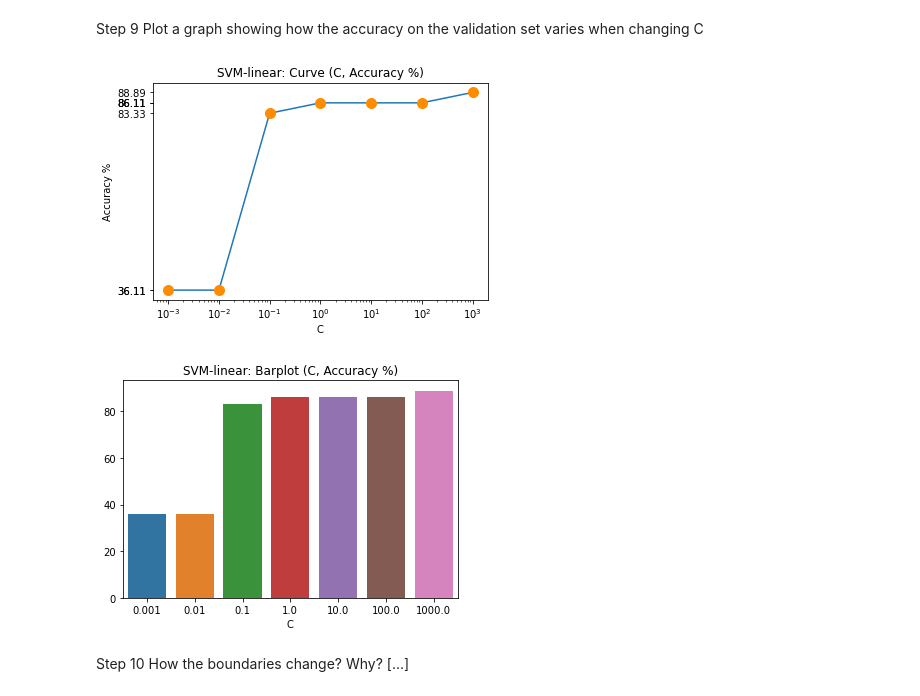
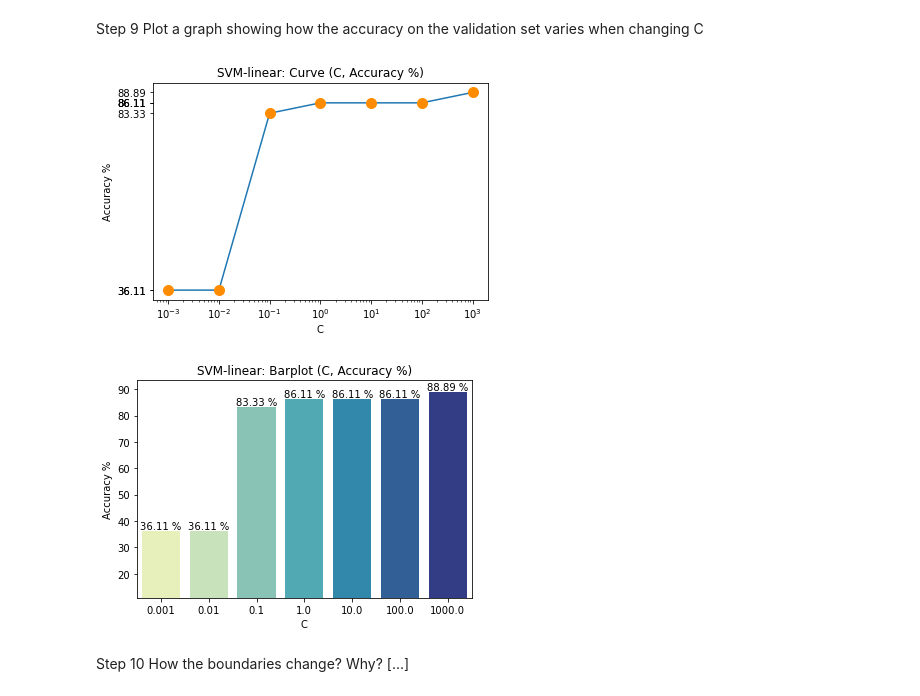
Before and after one commit to lore-lml/machine-learning2020-hw1, a Jupyter notebook: solution.ipynb, the cells around one changed output. Saved outputs shown, nothing was run; the diff lists cells and outputs as text; code cells hidden in the pictures.

Commit message:
label over barplot

```diff
--- a/solution.ipynb
+++ b/solution.ipynb
@@ -24,6 +24,10 @@ def plot_boundaries(clf, xx, yy, cmap=None):
     _, ax = plt.subplots()
     ax.pcolormesh(xx, yy, Z, cmap=cmap)
     return ax
+
+def barplot_annotation(splot):
+    for p in splot.patches:
+        splot.annotate(f"{p.get_height():.2f} %", (p.get_x() + p.get_width()/2., p.get_height()), ha = 'center', va = 'center', xytext = (0, 5), textcoords = 'offset points')
 # %% [markdown]
 Step 1
 Load Wine dataset
@@ -173,27 +179,29 @@ changing C
 # %%
 # Curve Graph
 plt.figure()
 plt.title('SVM-linear: Curve (C, Accuracy %)')
 plt.scatter(C, np.array(accuracies_svm)*100, c="darkorange", s=100)
 plt.plot(C, np.array(accuracies_svm)*100, zorder=-1)
 plt.xlabel('C')
 plt.ylabel('Accuracy %')
 plt.minorticks_off()
 plt.yticks(np.array(accuracies_svm)*100)
 plt.xticks(C)
 plt.xscale("log")
 plt.xticks(C)
 
 # Bar Plot
 plt.figure()
 plt.title('SVM-linear: Barplot (C, Accuracy %)')
-sns.barplot(x=C, y=np.array(accuracies_svm)*100)
+splot = sns.barplot(x=C, y=np.array(accuracies_svm)*100, palette="YlGnBu")
+barplot_annotation(splot)
 plt.xlabel('C')
-
+plt.ylabel('Accuracy %')
+plt.ylim(np.max(accuracies_svm)+10)
 plt.show()
 # %% [output]
 [figure]
-[figure, old version]
+[figure, new version]
 # %% [markdown]
 Step 10
 How the boundaries change? Why?
```
Also changed, not shown: parts of 2 cells of this notebook.
